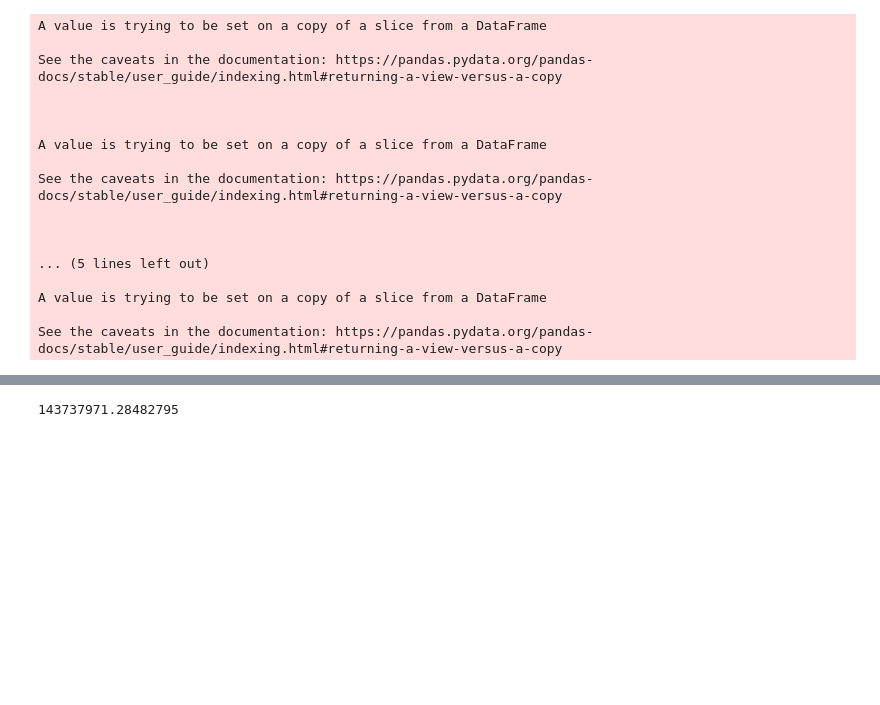
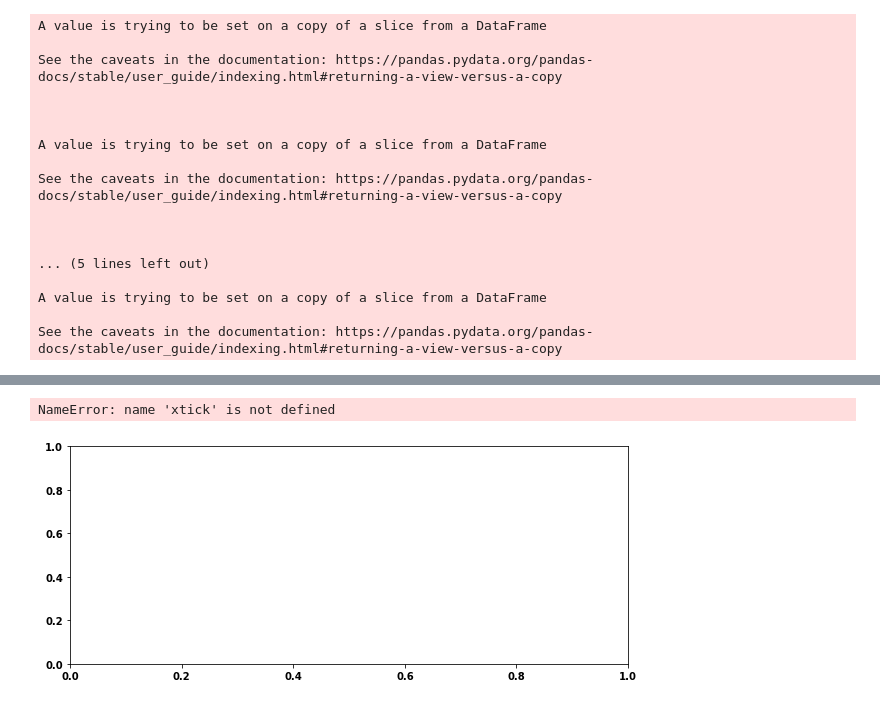
Before and after one commit to deependran7/grid_optimization, a Jupyter notebook: Cost_Analysis.ipynb, the cells around one changed output, grey strips where cells are left out. Saved outputs shown, nothing was run; the diff lists cells and outputs as text; code cells hidden in the pictures; blank space fills up the shorter version.

```diff
--- a/Cost_Analysis.ipynb
+++ b/Cost_Analysis.ipynb
@@ -120,4 +120,6 @@ Lcoe = (capital_cost*crf + yearly_om_cost)/(yearly_energy_kwh)
 # %%
 Lcoe = pd.DataFrame()
 Lcoe['LCOE'] = (optimal_network.generators.capital_cost*crf + optimal_network.generators.om_cost)/(optimal_network.generators_t.p_max_pu.sum()*1000)
+# %%
+xtick = np.array(['GK HPP','IK HEP','Kabeli HPP', "MK HPP","MHA HPP","TK 5 HEP", "UK HPP", "UTA HPP","SS 0","SS 1","SS 2","SS 9","SS 10", "SS 13", "SS 18"])
 # %%
@@ -130,4 +134,10 @@ plt.savefig("Images/lcoe.jpg",dpi = 300,bbox_inches = 'tight')
-# %%
-yearly_om_cost/crf
-# %% [output]
-143737971.28482795
+# %%
+fig,ax = plt.subplots(figsize = (10,4))
+ax.bar(xtick,Lcoe.LCOE.values)
+ax.set_xlabel("Generators Acronym")
+ax.set_ylabel("LCOE")
+plt.xticks(rotation=20, ha='right')
+plt.savefig("Images/lcoe.jpg",dpi = 300,bbox_inches = 'tight')
+# %% [output]
+NameError: name 'xtick' is not defined
+[figure, added]
```
Also changed, not shown: parts of 14 cells of this notebook, 5 other files.
